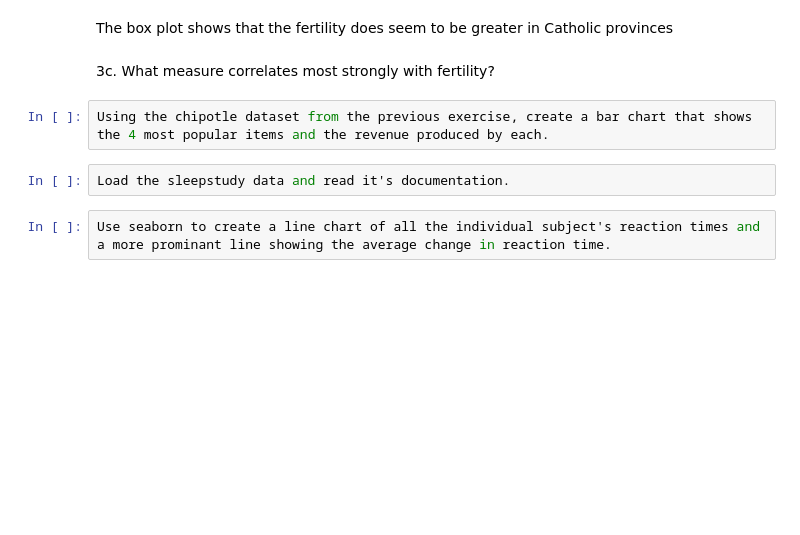
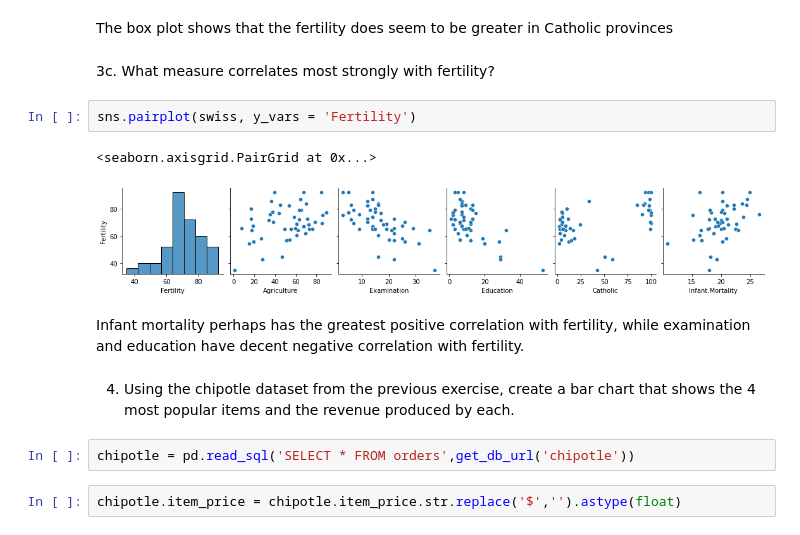
Before and after one commit to jesse-d-marder/numpy-pandas-visualization-exercises, a Jupyter notebook: seaborn_exercises.ipynb, the cells around one changed output. Saved outputs shown, nothing was run; the diff lists cells and outputs as text; blank space fills up the shorter version.

```diff
--- a/seaborn_exercises.ipynb
+++ b/seaborn_exercises.ipynb
@@ -190,9 +191,16 @@ sns.boxplot(data = swiss, y = 'Fertility', x = 'is_catholic')
 The box plot shows that the fertility does seem to be greater in Catholic provinces
 # %% [markdown]
 3c. What measure correlates most strongly with fertility?
-# %%
-Using the chipotle dataset from the previous exercise, create a bar chart that shows the 4 most popular items and the revenue produced by each.
-# %%
-Load the sleepstudy data and read it's documentation.
-# %%
-Use seaborn to create a line chart of all the individual subject's reaction times and a more prominant line showing the average change in reaction time.
+# %%
+sns.pairplot(swiss, y_vars = 'Fertility')
+# %% [output]
+<seaborn.axisgrid.PairGrid at 0x...>
+[figure, added]
+# %% [markdown]
+Infant mortality perhaps has the greatest positive correlation with fertility, while examination and education have decent negative correlation with fertility.
+# %% [markdown]
+4. Using the chipotle dataset from the previous exercise, create a bar chart that shows the 4 most popular items and the revenue produced by each.
+# %%
+chipotle = pd.read_sql('SELECT * FROM orders',get_db_url('chipotle'))
+# %%
+chipotle.item_price = chipotle.item_price.str.replace('$','').astype(float)
```
Also changed, not shown: parts of 12 cells of this notebook, 1 other file.
